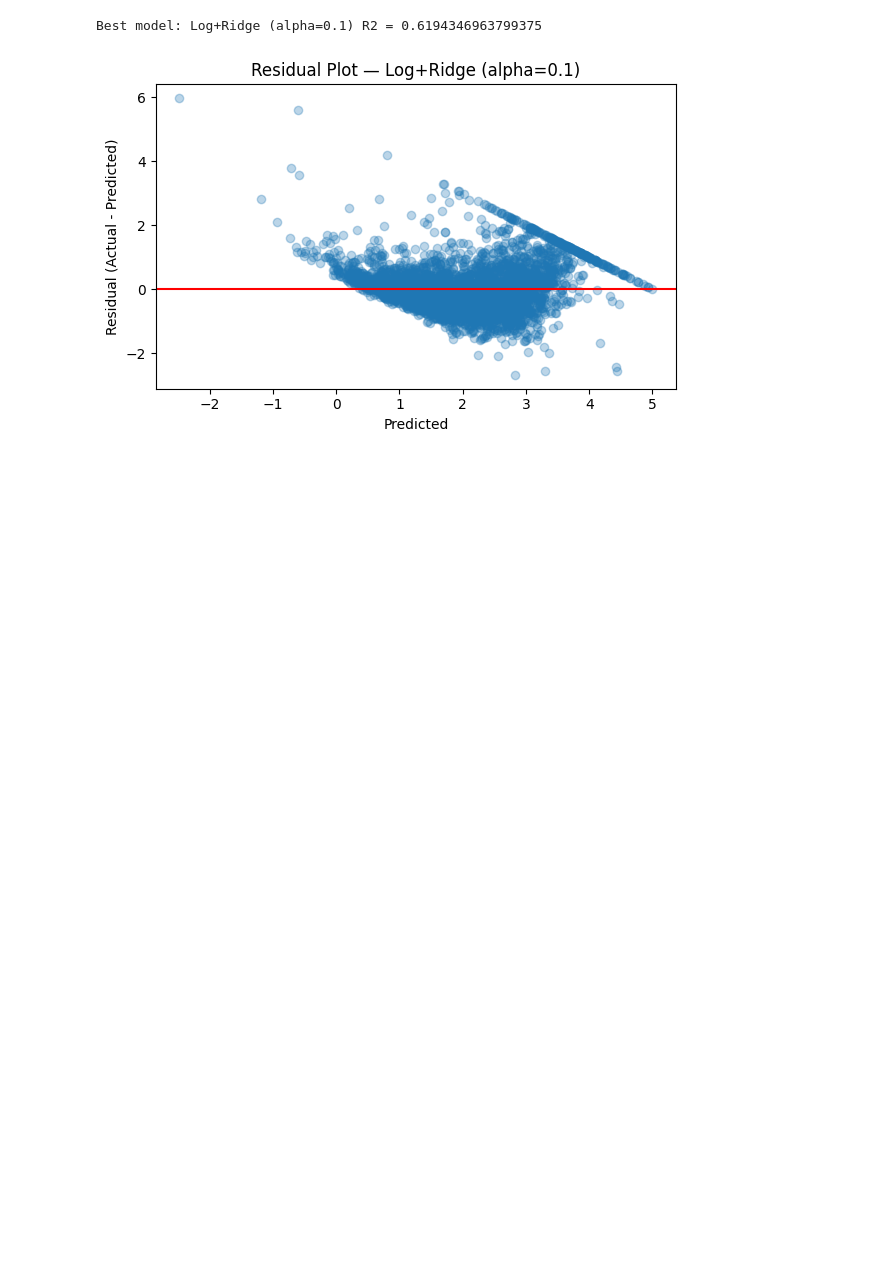
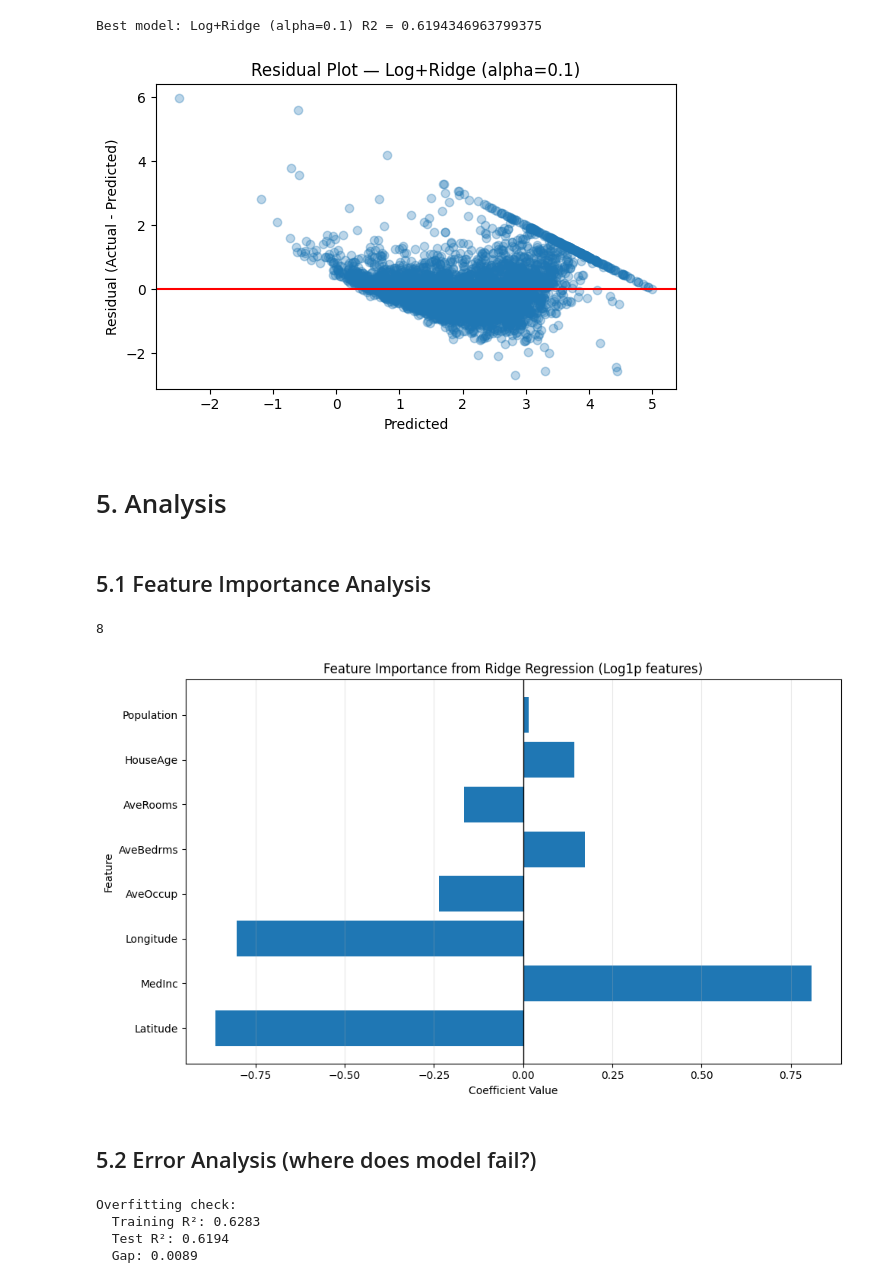
Before and after one commit to hyeonukim/COMP9130, a Jupyter notebook: mini-project-1/notebooks/02_modeling.ipynb, the cells around one changed output. Drawn from its saved outputs; the diff is of its cells as text; code cells hidden in the pictures; blank space fills up the shorter version.

Commit message:
analysis, readme

```diff
--- a/mini-project-1/notebooks/02_modeling.ipynb
+++ b/mini-project-1/notebooks/02_modeling.ipynb
@@ -244,3 +244,51 @@ plt.show()
 # %% [output]
 Best model: Log+Ridge (alpha=0.1) R2 = 0.6194346963799375
 [figure]
+# %% [markdown]
+# 5. Analysis
+# %% [markdown]
+## 5.1 Feature Importance Analysis
+# %%
+ridge = Ridge(alpha=0.1)
+ridge.fit(X_train_log_scaled, y_train)
+
+pred = ridge.predict(X_test_log_scaled)
+
+feature_names_log = X_train_log.columns
+
+feature_importance = pd.DataFrame({
+    'Feature': feature_names_log,
+    'Coefficient': ridge.coef_
+})
+
+feature_importance['Abs_Coefficient'] = feature_importance['Coefficient'].abs()
+feature_importance = feature_importance.sort_values('Abs_Coefficient', ascending=False)
+print(len(feature_importance))
+
+plt.figure(figsize=(10, 6))
+plt.barh(feature_importance['Feature'], feature_importance['Coefficient'])
+plt.xlabel('Coefficient Value')
+plt.ylabel('Feature')
+plt.title('Feature Importance from Ridge Regression (Log1p features)')
+plt.axvline(x=0, color='black', linestyle='-', linewidth=1)
+plt.grid(axis='x', alpha=0.3)
+plt.tight_layout()
+plt.show()
+# %% [output]
+8
+[figure, added]
+# %% [markdown]
+## 5.2 Error Analysis (where does model fail?)
+# %%
+r2 = r2_score(y_test, pred)
+
+train_r2_ridge = r2_score(y_train, ridge.predict(X_train_log_scaled))
+print(f"\nOverfitting check:")
+print(f"  Training R²: {train_r2_ridge:.4f}")
+print(f"  Test R²: {r2:.4f}")
+print(f"  Gap: {(train_r2_ridge - r2):.4f}")
+# %% [output]
+Overfitting check:
+  Training R²: 0.6283
+  Test R²: 0.6194
+  Gap: 0.0089
```
Also changed, not shown: parts of 4 cells of this notebook, 1 other file.
